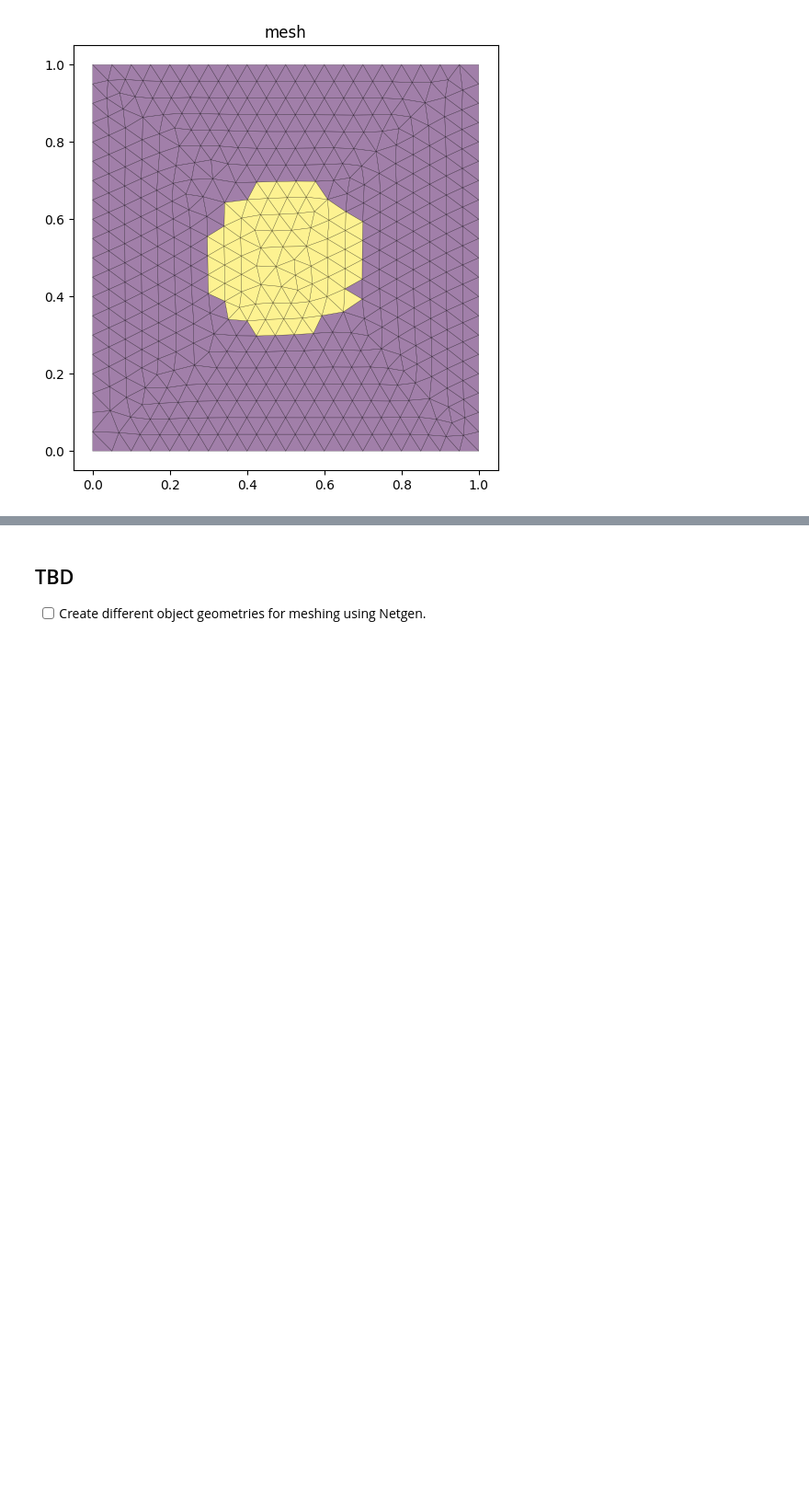
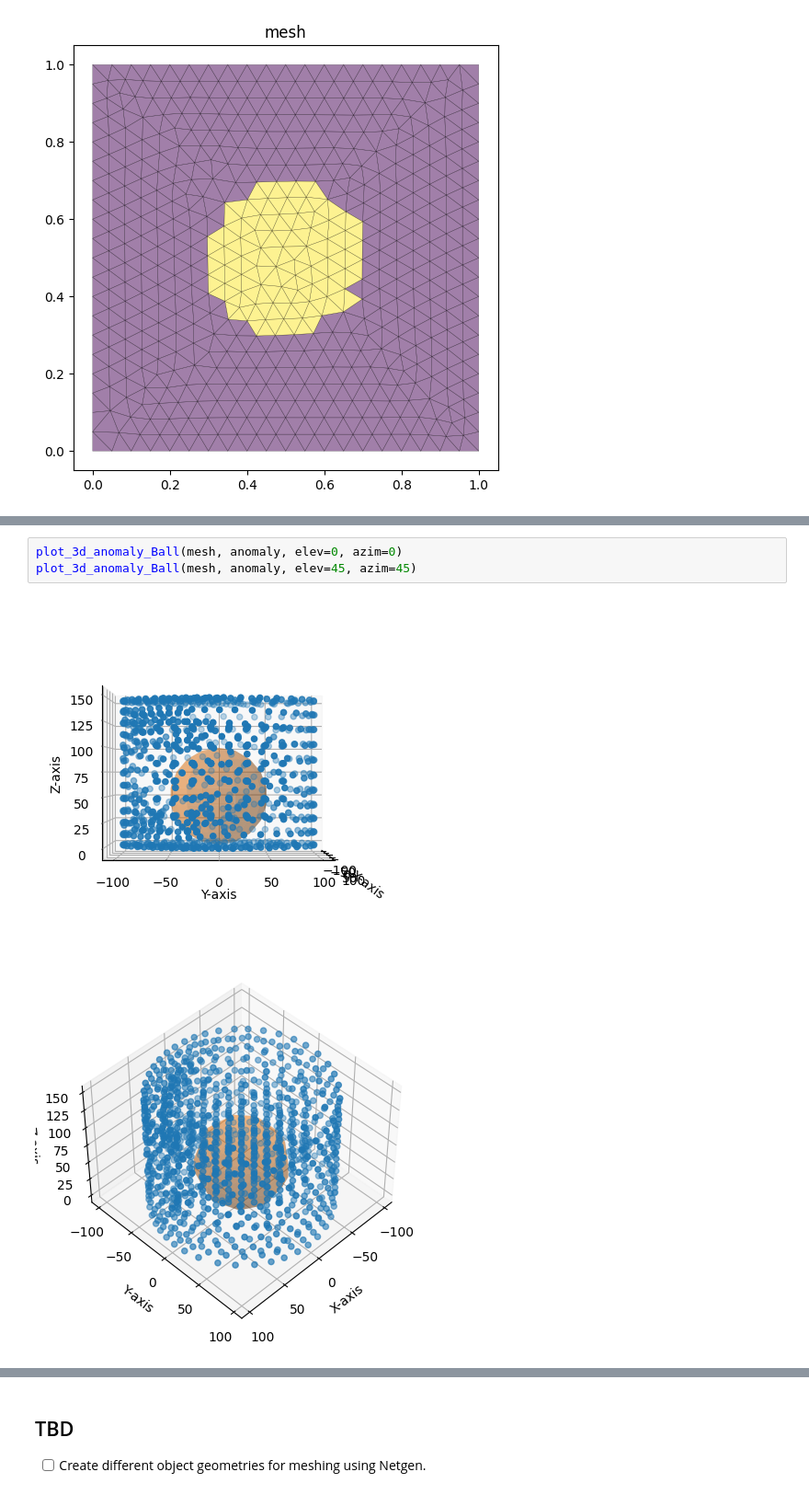
Before and after one commit to EITLabworks/FEitM, a Jupyter notebook: src/meshing.ipynb, the cells around one changed output, grey strips where cells are left out. Shown at 92% size. Cells and saved outputs as stored; diff of their text form; blank space fills up the shorter version.

```diff
--- a/src/meshing.ipynb
+++ b/src/meshing.ipynb
@@ -198,0 +247,6 @@ plot_nodes_3d(mesh)
+# %%
+plot_3d_anomaly_Ball(mesh, anomaly, elev=0, azim=0)
+plot_3d_anomaly_Ball(mesh, anomaly, elev=45, azim=45)
+# %% [output]
+[figure, added]
+[figure, added]
```
Also changed, not shown: parts of 24 cells of this notebook, 2 other files.
